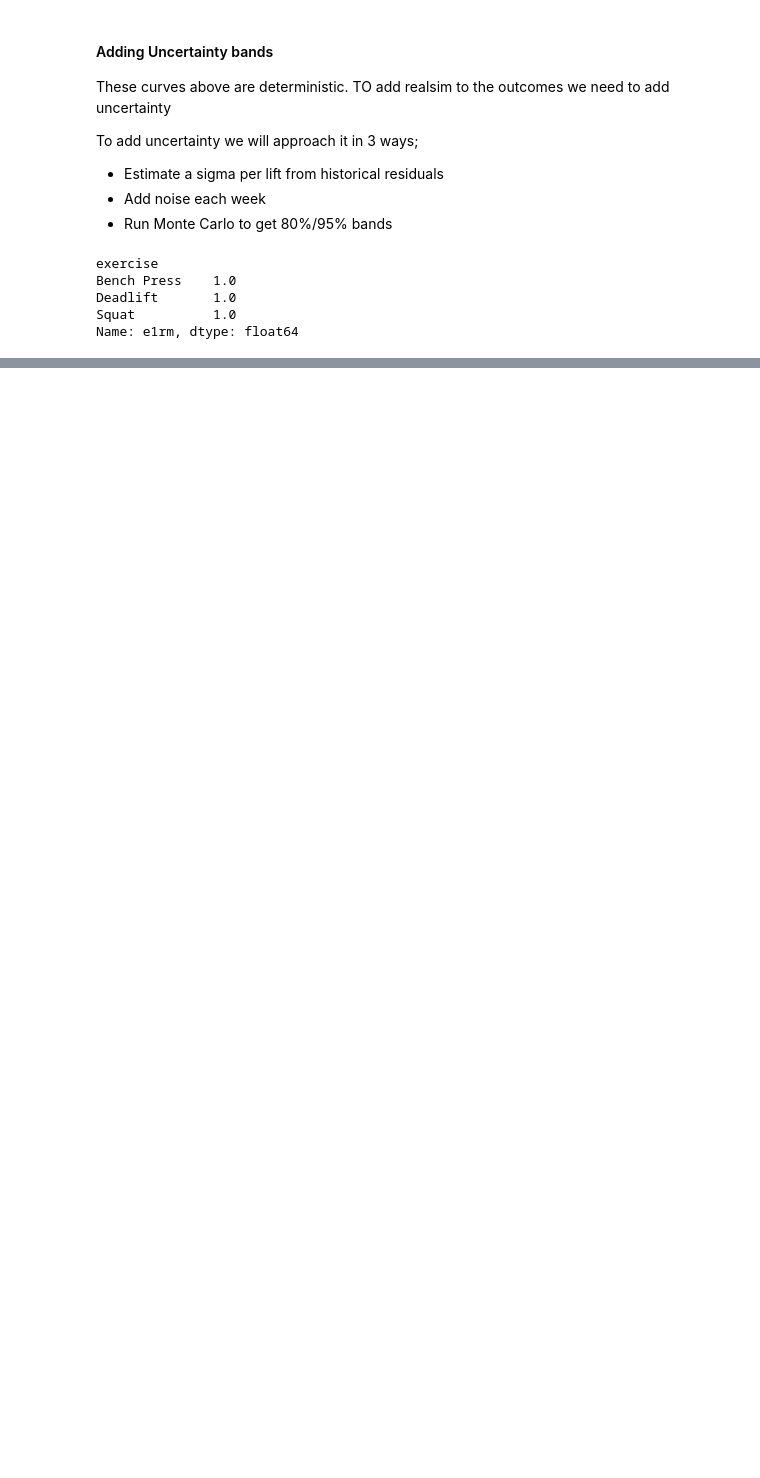
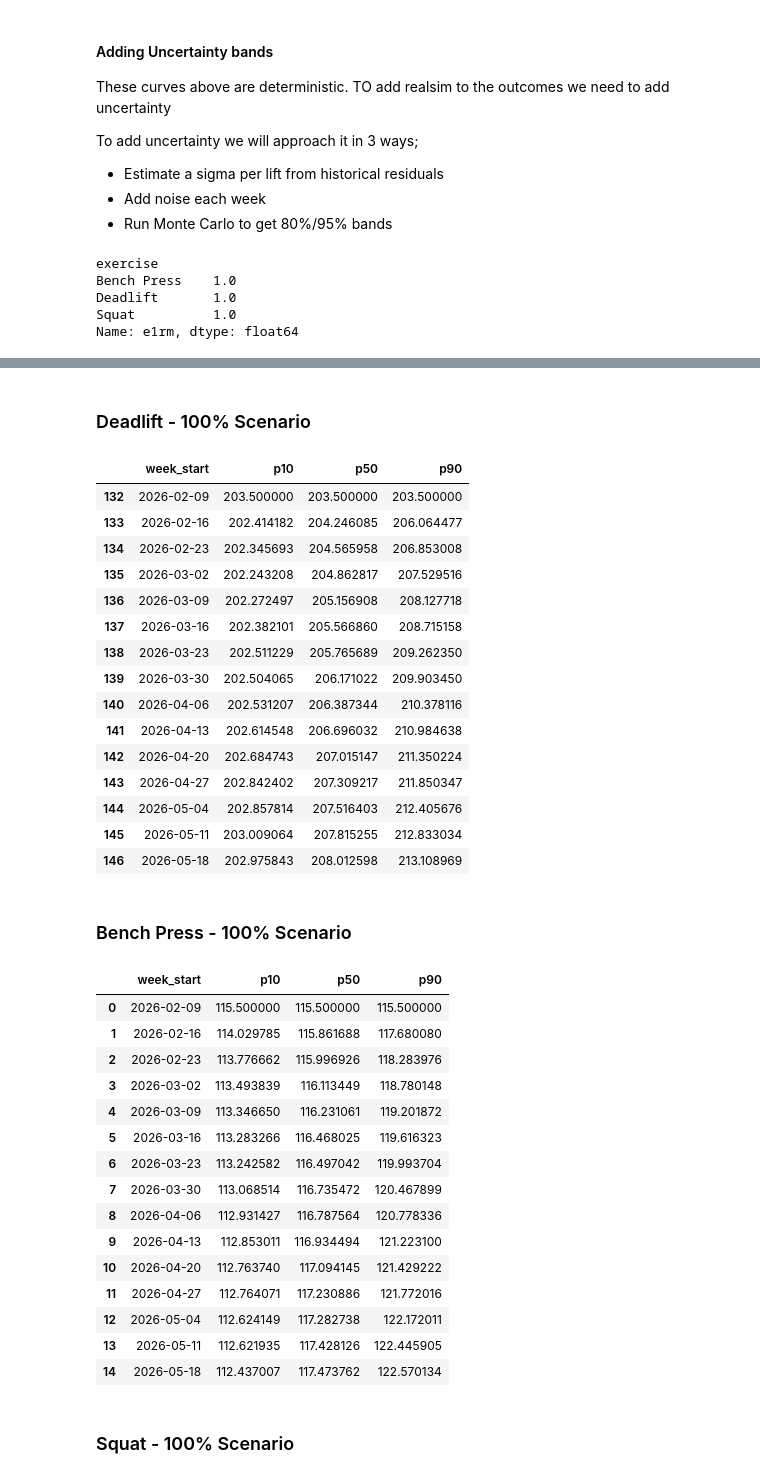
Before and after one commit to somystacks/Strength-progression-forecast, a Jupyter notebook: notebooks/01_weekly_e1rm_explore.ipynb, the cells around one changed output, grey strips where cells are left out. Cells and saved outputs as stored; diff of their text form; code cells hidden in the pictures; blank space fills up the shorter version.

```diff
--- a/notebooks/01_weekly_e1rm_explore.ipynb
+++ b/notebooks/01_weekly_e1rm_explore.ipynb
@@ -493,0 +648,53 @@ Name: e1rm, dtype: float64
+# %%
+# Lift specific tables at 12 months (52 weeks)
+
+
+from IPython.display import display, Markdown
+
+for exercise in ["Deadlift", "Bench Press", "Squat"]:
+    df = (
+        bands_109050[
+            (bands_109050["exercise"] == exercise) &
+            (bands_109050["scenario"] == "100%")
+        ]
+        .sort_values("week_idx")[["week_start", "p10", "p50", "p90"]]
+        .head(15)
+    )
+    display(Markdown(f"### {exercise} - 100% Scenario"))
+    display(df)
+# %% [output]
+### Deadlift - 100% Scenario
+|  | week_start | p10 | p50 | p90 |
+| 132 | 2026-02-09 | 203.500000 | 203.500000 | 203.500000 |
+| 133 | 2026-02-16 | 202.414182 | 204.246085 | 206.064477 |
+| 134 | 2026-02-23 | 202.345693 | 204.565958 | 206.853008 |
+| 135 | 2026-03-02 | 202.243208 | 204.862817 | 207.529516 |
+| 136 | 2026-03-09 | 202.272497 | 205.156908 | 208.127718 |
+| 137 | 2026-03-16 | 202.382101 | 205.566860 | 208.715158 |
+| 138 | 2026-03-23 | 202.511229 | 205.765689 | 209.262350 |
+| 139 | 2026-03-30 | 202.504065 | 206.171022 | 209.903450 |
+| 140 | 2026-04-06 | 202.531207 | 206.387344 | 210.378116 |
+| 141 | 2026-04-13 | 202.614548 | 206.696032 | 210.984638 |
+| 142 | 2026-04-20 | 202.684743 | 207.015147 | 211.350224 |
+| 143 | 2026-04-27 | 202.842402 | 207.309217 | 211.850347 |
+| 144 | 2026-05-04 | 202.857814 | 207.516403 | 212.405676 |
+| 145 | 2026-05-11 | 203.009064 | 207.815255 | 212.833034 |
+| 146 | 2026-05-18 | 202.975843 | 208.012598 | 213.108969 |
+### Bench Press - 100% Scenario
+|  | week_start | p10 | p50 | p90 |
+| 0 | 2026-02-09 | 115.500000 | 115.500000 | 115.500000 |
+| 1 | 2026-02-16 | 114.029785 | 115.861688 | 117.680080 |
+| 2 | 2026-02-23 | 113.776662 | 115.996926 | 118.283976 |
+| 3 | 2026-03-02 | 113.493839 | 116.113449 | 118.780148 |
+| 4 | 2026-03-09 | 113.346650 | 116.231061 | 119.201872 |
+| 5 | 2026-03-16 | 113.283266 | 116.468025 | 119.616323 |
+| 6 | 2026-03-23 | 113.242582 | 116.497042 | 119.993704 |
+| 7 | 2026-03-30 | 113.068514 | 116.735472 | 120.467899 |
+| 8 | 2026-04-06 | 112.931427 | 116.787564 | 120.778336 |
+| 9 | 2026-04-13 | 112.853011 | 116.934494 | 121.223100 |
+| 10 | 2026-04-20 | 112.763740 | 117.094145 | 121.429222 |
+| 11 | 2026-04-27 | 112.764071 | 117.230886 | 121.772016 |
+| 12 | 2026-05-04 | 112.624149 | 117.282738 | 122.172011 |
+| 13 | 2026-05-11 | 112.621935 | 117.428126 | 122.445905 |
+| 14 | 2026-05-18 | 112.437007 | 117.473762 | 122.570134 |
+### Squat - 100% Scenario
```
Also changed, not shown: parts of 14 cells of this notebook, 1 other file.
